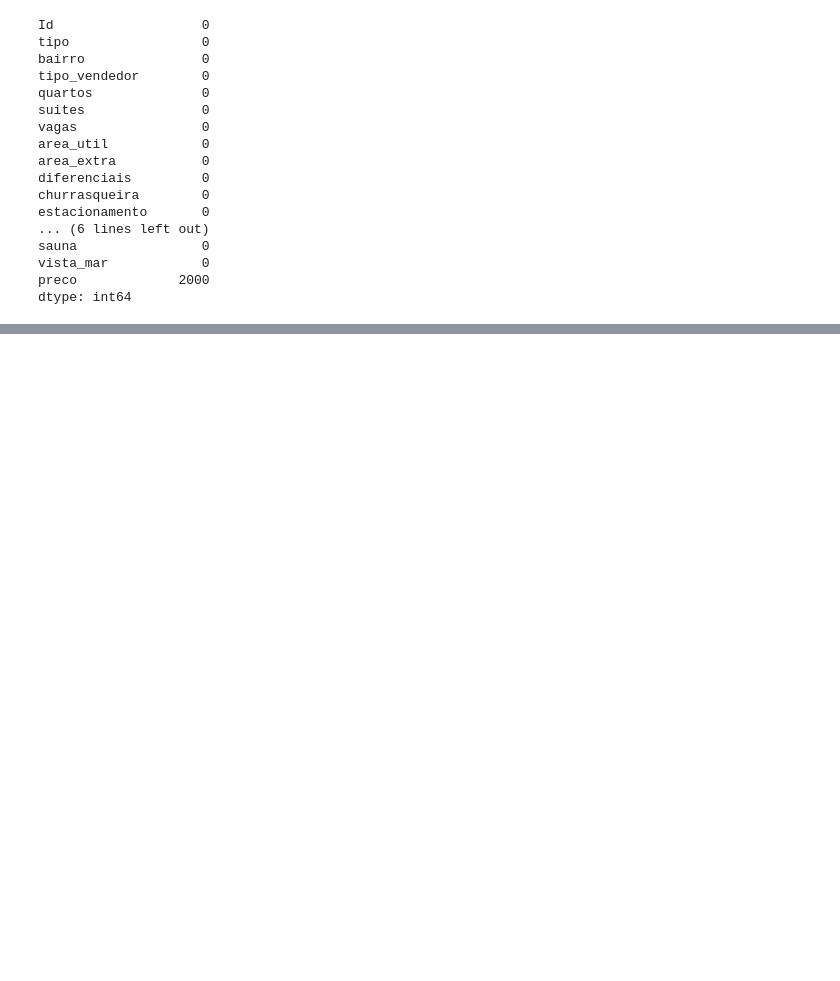
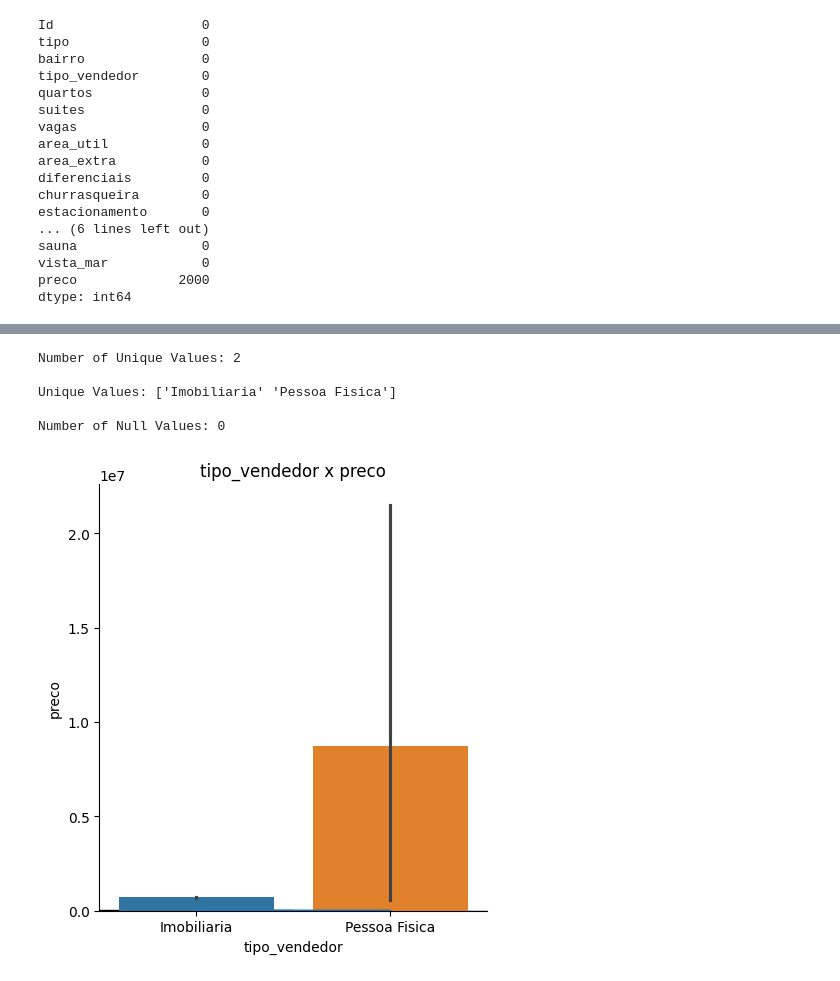
Before and after one commit to BarbaraCerqueira/intr-machine-learning, a Jupyter notebook: regressao/valor_imovel.ipynb, the cells around one changed output, grey strips where cells are left out. Drawn from its saved outputs; the diff is of its cells as text; code cells hidden in the pictures; blank space fills up the shorter version.

```diff
--- a/regressao/valor_imovel.ipynb
+++ b/regressao/valor_imovel.ipynb
@@ -75,0 +112,9 @@ Aqui fiz uma breve análise de como 'otimizar' algumas features para melhores pr
+# %%
+analysis(imovel_df, 'tipo_vendedor')
+# %% [output]
+Number of Unique Values: 2
+
+Unique Values: ['Imobiliaria' 'Pessoa Fisica']
+
+Number of Null Values: 0
+[figure, added]
```
Also changed, not shown: parts of 46 cells of this notebook, 3 other files.
